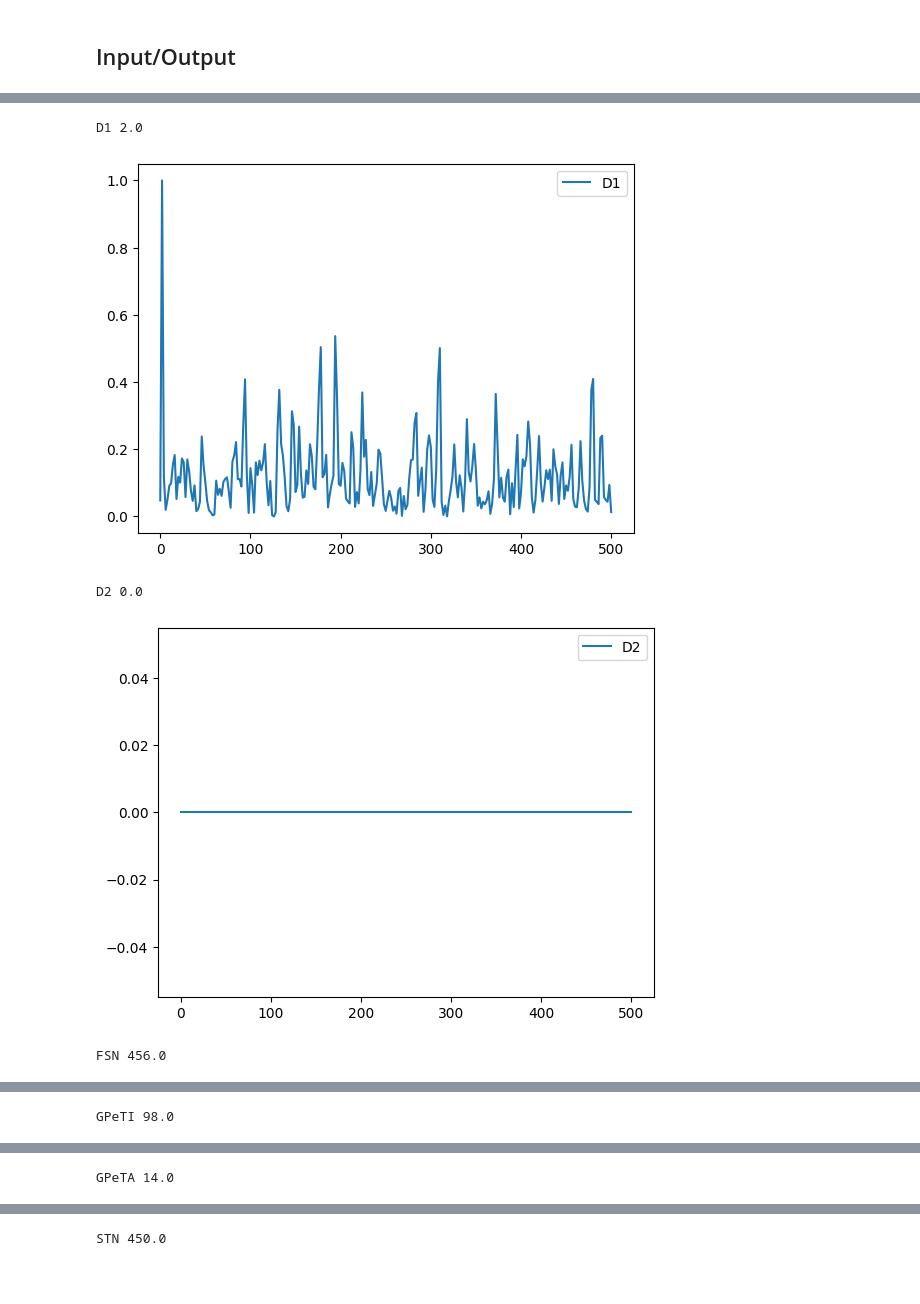
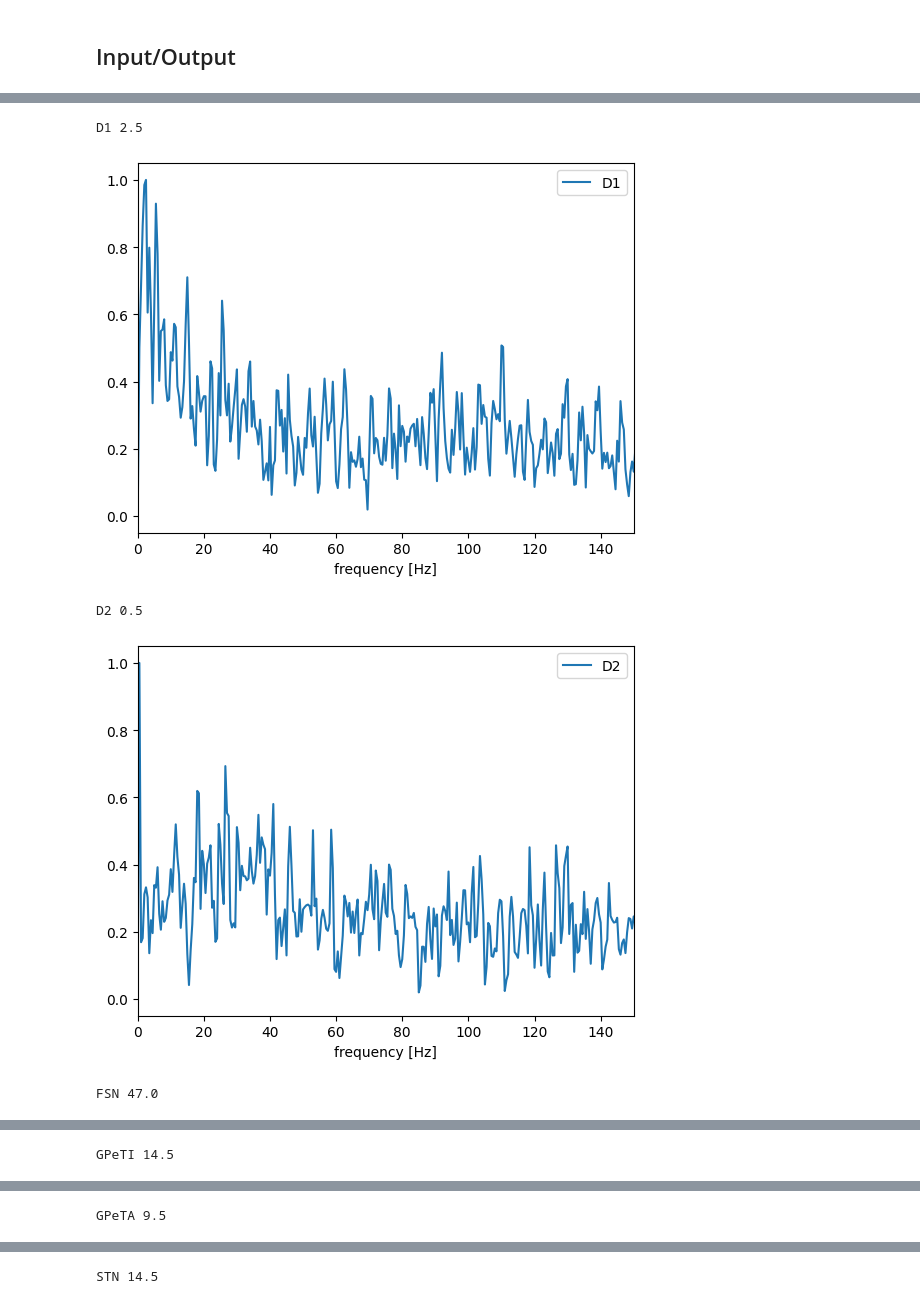
Before and after one commit to djanloo/quilt, a Jupyter notebook: basal_ganglia.ipynb, the cells around one changed output, grey strips where cells are left out. Drawn from its saved outputs; the diff is of its cells as text; code cells hidden in the pictures; blank space fills up the shorter version.

```diff
--- a/basal_ganglia.ipynb
+++ b/basal_ganglia.ipynb
@@ -48,8 +48,8 @@ sn.populations[pop_state_monitorized].monitorize_states()
 # %%
-poisson_rescale = 0.5
+poisson_rescale = 1
 poisson_inputs = dict(STN   = [500, 0.25],
                       GPeTA = [170, 0.15],
-                      GPeTI = [1530, 0.25 ],
+                      GPeTI = [1530*0.25, 0.25 ],
                       FSN   = [944.4, 0.5],
                       SNR   = [600, 0.55]
                     )
@@ -63,5 +63,5 @@ for pop in poisson_inputs:
 sn.populations["D1"].add_poisson_spike_injector(poisson_rescale * 1120, 0.45)
 sn.populations["D2"].add_poisson_spike_injector(poisson_rescale * 972.927, 0.45)
 # %%
-sn.run(dt=0.1, time=1000)
+sn.run(dt=0.1, time=12000)
 # %% [output]
@@ -107,39 +107,39 @@ Mean firing rate SNR:   0.0 Hz
 # %%
 from numpy.fft import fft, fftfreq
 from scipy.signal import welch
 from sklearn.preprocessing import MinMaxScaler
 from neurodsp.filt import filter_signal
 
 fig, ax = plt.subplots()
 scaler = MinMaxScaler()
 
 burn_in = 200
 
 for pop in sn.populations.keys():
     signal = binned_signals[pop][burn_in:]
     # signal = butter_bandpass_filter(signal, 0.2, 80, 1000, order=4)
     # fig, ax = plt.subplots()
     f, PSD = welch(signal,
-                   1000,
-                   nperseg=500,
-                   noverlap=250,
+                   500,#1000,
+                   nperseg=1000,
+                   noverlap=500,
                    nfft=None,
                    scaling='density',
                    window='hamming')
     # print(PSD)
     plt.plot(f, scaler.fit_transform(PSD[:, None]).squeeze(), label=pop)
     # plt.plot(f, PSD, label=pop)
     print(pop, f[np.argmax(PSD)])
     plt.legend()
+    plt.xlabel("frequency [Hz]")
+    plt.xlim(0,150)
     plt.show()
     # break
 # plt.xlim([0,50]);
-plt.legend();
-plt.xlabel("frequency [Hz]")
-plt.xlim(0,150)
+# # plt.legend();
 # %% [output]
-D1 2.0
+D1 2.5
-[figure, old version]
+[figure, new version]
-D2 0.0
+D2 0.5
-[figure, old version]
+[figure, new version]
-FSN 456.0
+FSN 47.0
@@ -147 +147 @@ FSN 456.0
-GPeTI 98.0
+GPeTI 14.5
@@ -149 +149 @@ GPeTI 98.0
-GPeTA 14.0
+GPeTA 9.5
@@ -151 +151 @@ GPeTA 14.0
-STN 450.0
+STN 14.5
```
Also changed, not shown: parts of 10 cells of this notebook, 8 other files.
